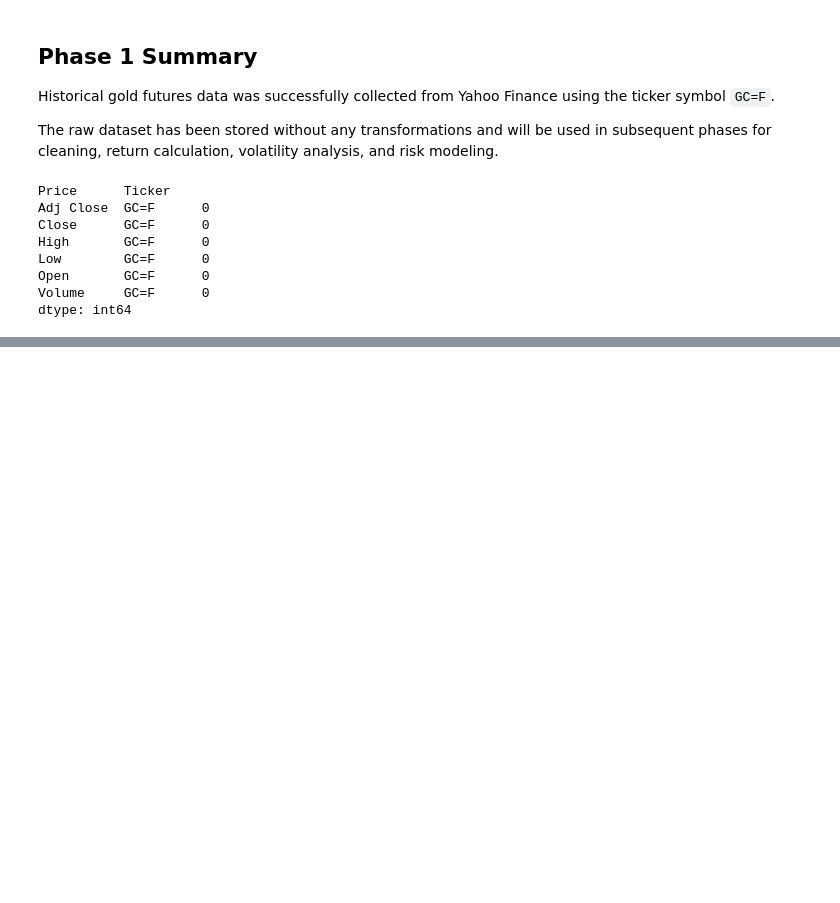
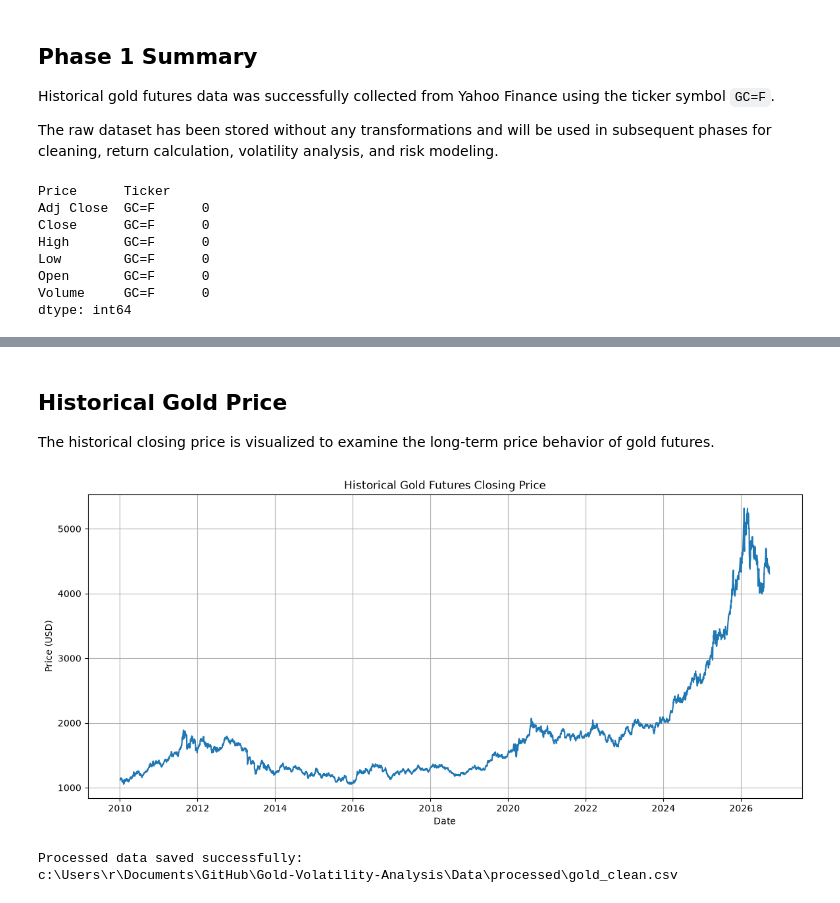
Before and after one commit to mohammadaminpeymanifar/Gold-Volatility-Analysis, a Jupyter notebook: notebooks/01_Data_Collection.ipynb, the cells around one changed output, grey strips where cells are left out. Cells and saved outputs as stored; diff of their text form; code cells hidden in the pictures; blank space fills up the shorter version.

Commit message:
Phase 2: clean and explore gold futures data

```diff
--- a/notebooks/01_Data_Collection.ipynb
+++ b/notebooks/01_Data_Collection.ipynb
@@ -161,0 +177,11 @@ dtype: int64
+# %%
+raw_file = RAW_DIR / "gold_price.csv"
+
+gold_raw = pd.read_csv(
+    raw_file,
+    header=[0, 1],
+    index_col=0,
+    parse_dates=True
+)
+
+gold_raw.head()
@@ -161,0 +197,4 @@ dtype: int64
+# %%
+gold_raw.columns = gold_raw.columns.get_level_values(0)
+
+gold_raw.head()
@@ -161,0 +222,6 @@ dtype: int64
+# %%
+gold = gold_raw[
+    ["Open", "High", "Low", "Close", "Volume"]
+].copy()
+
+gold.head()
@@ -161,0 +244,4 @@ dtype: int64
+# %%
+gold.index.name = "Date"
+
+gold.head()
@@ -161,0 +306,27 @@ dtype: int64
+# %% [markdown]
+## Historical Gold Price
+
+The historical closing price is visualized to examine the long-term
+price behavior of gold futures.
+# %%
+plt.figure(figsize=(14, 6))
+
+plt.plot(gold.index, gold["Close"])
+
+plt.title("Historical Gold Futures Closing Price")
+plt.xlabel("Date")
+plt.ylabel("Price (USD)")
+plt.grid(True)
+
+plt.show()
+# %% [output]
+[figure, added]
+# %%
+processed_file = PROCESSED_DIR / "gold_clean.csv"
+
+gold.to_csv(processed_file)
+
+print(f"Processed data saved successfully:\n{processed_file}")
+# %% [output]
+Processed data saved successfully:
+c:\Users\r\Documents\GitHub\Gold-Volatility-Analysis\Data\processed\gold_clean.csv
```
Also changed, not shown: parts of 14 cells of this notebook, 1 other file.
